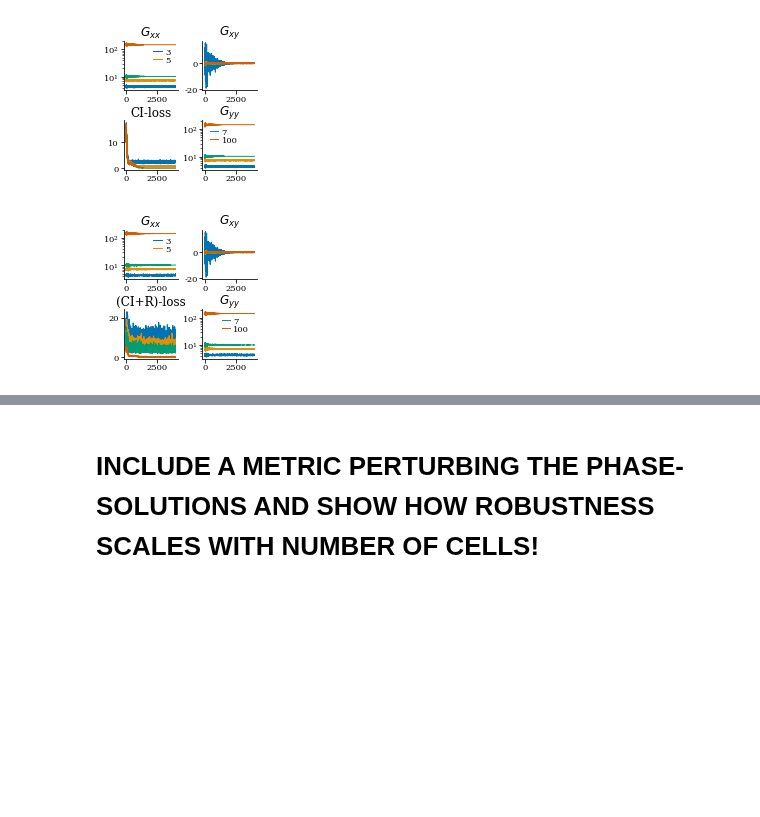
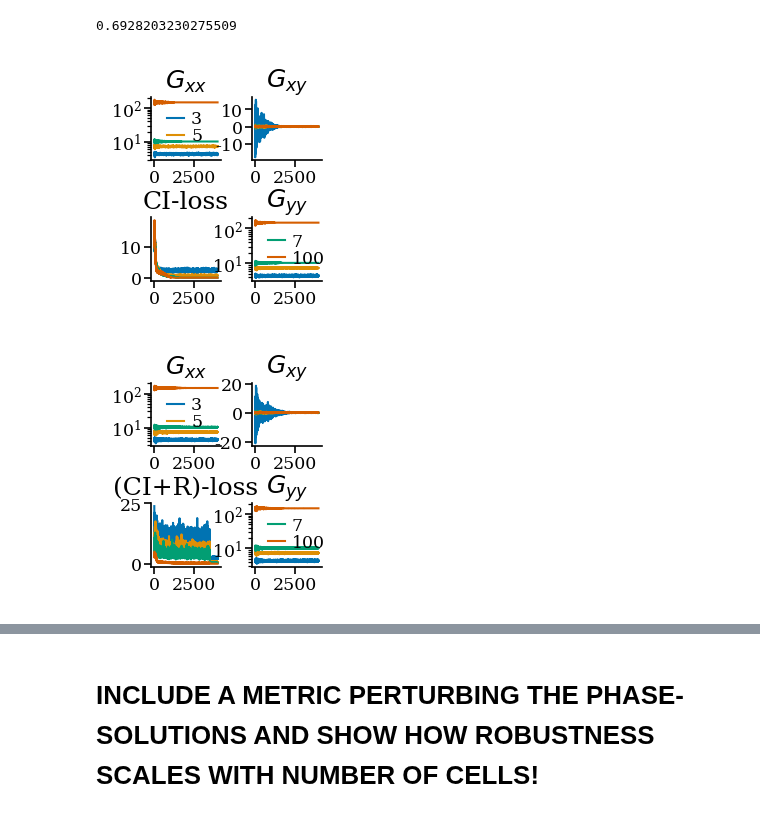
Before and after one commit to bioAI-Oslo/CI-grid-cells, a Jupyter notebook: figure-generating-notebooks/training-dynamics.ipynb, the cells around one changed output, grey strips where cells are left out. Cells and saved outputs as stored; diff of their text form; code cells hidden in the pictures; blank space fills up the shorter version.

```diff
--- a/figure-generating-notebooks/training-dynamics.ipynb
+++ b/figure-generating-notebooks/training-dynamics.ipynb
@@ -27,8 +27,10 @@ for ncells in ncells_to_include:
                                 dropout=False,lr=1e-3,p_magnitude=0,r_magnitude=1e-1)
     robust_ci_model = RobustSimilitude(ncells=ncells,dtype=dtype,rectify=False,
                                        dropout=False,lr=1e-3,p_magnitude=1e-1,r_magnitude=1e-1)
+    jacobian_model = Similitude2(ncells=ncells, dtype=dtype, rectify=False)
     models.append(ci_model)
     models.append(robust_ci_model)
+    models.append(jacobian_model)
 
 for model in models:
     model.set_phases(torch.normal(torch.zeros((model.ncells,2))+0.2,0.01))
@@ -40,6 +42,8 @@ def train_model(model):
     Gs = []
     phases_history = [model.phases.clone().detach().numpy()]
     for epoch in tqdm.trange(4000):
+        if epoch == 3500:
+            model.p_magnitude=0
         rs = model.unit_cell.sample(nsamples_space)
         rs = torch.tensor(rs,dtype=dtype)
         loss = model.train_step(rs)
@@ -58,35 +62,42 @@ for model in models:
     phases_histories.append(phases_history)
 loss_histories = np.array(loss_histories)
 Gss = np.array(Gss)
+# %%
+width_ratio_hexagons = (np.linalg.norm(model.unit_cell.basis[0])*4) / (np.linalg.norm(model.unit_cell.hpoints[0])*5)
+width_ratio_hexagons
+# %% [output]
+0.6928203230275509
 # %%
-figsize=set_size(fraction=(1/2,1/2),mode='square')
+figsize=set_size(fraction=(1-width_ratio_hexagons,1/3),mode='square')
 fig,axs = plt.subplots(ncols=2,nrows=2,figsize=figsize)
-axs[0,0].semilogy(Gss[::2,:,0,0].T)
+axs[0,0].semilogy(Gss[::3,:,0,0].T)
 axs[0,0].set_title('$G_{xx}$')
 axs[0,0].legend(ncells_to_include[:2])#,labelspacing=0,handlelength=1,handletextpad=0.4)
-axs[0,1].plot(Gss[::-2,:,1,0].T)#,alpha=.7) # reverse order to plot s.t noisy is plotted first
+axs[0,1].plot(Gss[::-3,:,1,0].T)#,alpha=.7) # reverse order to plot s.t noisy is plotted first
 axs[0,1].set_title('$G_{xy}$')
-axs[1,0].plot(loss_histories[::2].T)
+axs[1,0].plot(loss_histories[::3].T)
 axs[1,0].set_title('CI-loss')
-artists = axs[1,1].semilogy(Gss[::2,:,1,1].T)
+artists = axs[1,1].semilogy(Gss[::3,:,1,1].T)
 axs[1,1].legend(artists[2:],ncells_to_include[2:])#,labelspacing=0)
 axs[1,1].set_title('$G_{yy}$')
-plt.subplots_adjust(wspace=0.45, hspace=0.6)
+plt.subplots_adjust(wspace=0.45, hspace=0.9)
+plt.savefig('./P3-11.png')
 # %% [output]
-[figure, old version]
+[figure, new version]
 # %%
-figsize=set_size(fraction=(1/2,1/2),mode='square')
+figsize=set_size(fraction=(1-width_ratio_hexagons,1/3),mode='square')
 fig,axs = plt.subplots(ncols=2,nrows=2,figsize=figsize)
-axs[0,0].semilogy(Gss[1::2,:,0,0].T)
+axs[0,0].semilogy(Gss[1::3,:,0,0].T)
 axs[0,0].set_title('$G_{xx}$')
 axs[0,0].legend(ncells_to_include[:2])#,labelspacing=0,handlelength=1,handletextpad=0.4)
-axs[0,1].plot(Gss[-1::-2,:,1,0].T)#,alpha=.7) # reverse order to plot s.t noisy is plotted first
+axs[0,1].plot(Gss[-2::-3,:,1,0].T)#,alpha=.7) # reverse order to plot s.t noisy is plotted first
 axs[0,1].set_title('$G_{xy}$')
-axs[1,0].plot(loss_histories[1::2].T)
+axs[1,0].plot(loss_histories[1::3].T)
 axs[1,0].set_title('(CI+R)-loss')
-artists = axs[1,1].semilogy(Gss[1::2,:,1,1].T)
+artists = axs[1,1].semilogy(Gss[1::3,:,1,1].T)
 axs[1,1].legend(artists[2:],ncells_to_include[2:])#,labelspacing=0)
 axs[1,1].set_title('$G_{yy}$')
-plt.subplots_adjust(wspace=0.45, hspace=0.6)
+plt.subplots_adjust(wspace=0.45, hspace=0.9)
+plt.savefig('./P3-21.png')
 # %% [output]
-[figure, old version]
+[figure, new version]
```
Also changed, not shown: parts of 20 cells of this notebook, 5 other files.
